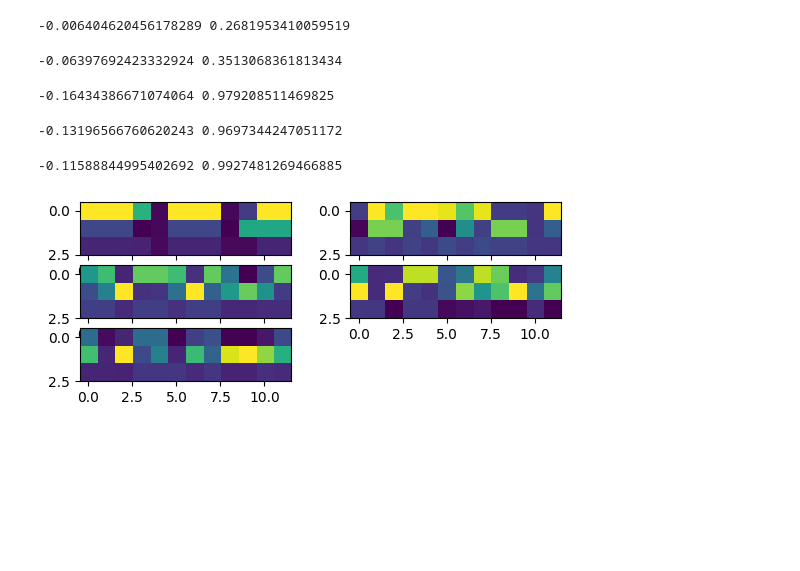
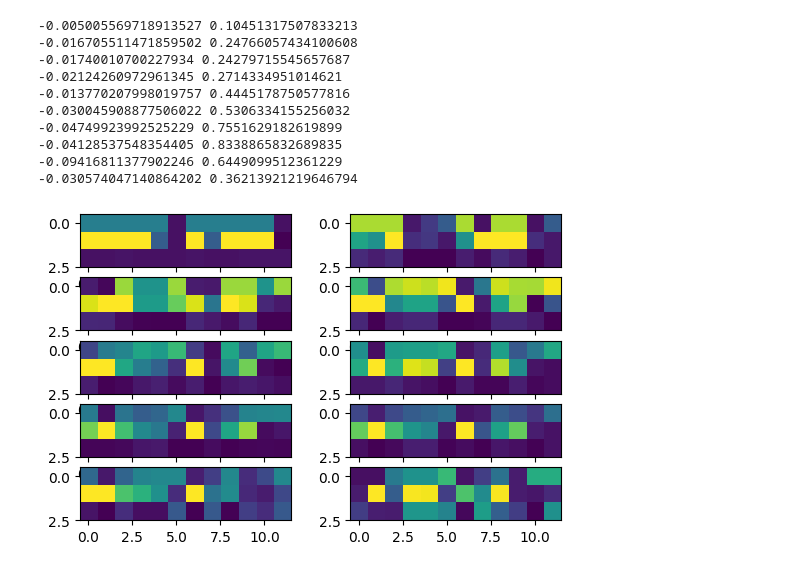
Before and after one commit to Ahmadar91/Master-sThesis, a Jupyter notebook: Attention.ipynb, the cells around one changed output. Saved outputs shown, nothing was run; the diff lists cells and outputs as text; code cells hidden in the pictures; blank space fills up the shorter version.

```diff
--- a/Attention.ipynb
+++ b/Attention.ipynb
@@ -359,7 +516,8 @@ def generateTrainData(num_samples, params):
         label_value_B = params["value_2"] if mapped_value_B == 1 else params["value_1"]
         label_value_C = params["value_2"] if result == 1 else params["value_1"]
 
-        label_arr = [mapped_value_A, mapped_value_B, result]  # Label array with value_A, value_B, and result
+        #label_arr = [mapped_value_A, mapped_value_B, result]  # Label array with value_A, value_B, and result
+        label_arr = [label_value_A, label_value_B, label_value_C]  # Label array with value_A, value_B, and result
 
         combined_array = np.vstack([array_A, array_B, array_C]).T
         s.append(combined_array)
@@ -700,7 +916,7 @@ def getOutTaH(model,dataSet):
         if len(numpy.unique(a))==1:
             who=numpy.random.randint(len(a))
             a[who]=1-a[who]
-        kmeans = KMeans(n_clusters=clusterNr).fit(a)
+        kmeans = KMeans(n_clusters=clusterNr,n_init=10).fit(a)
         B[i]=kmeans.labels_
         #B[i]=1.0*(H[i]>numpy.median(H[i]))
 
@@ -756,22 +972,22 @@ def removalIntoMatrix(res,width,H):
     return numpy.array(M)
 # %%
 # Load the model
-model = torch.load("./Models/model_RNN_min_length_5 max_length_5 fill_0 value_1_-1 value_2_1.model")
+model = torch.load("./Models/model_RNN_min_length_10 max_length_10 fill_0 value_1_-1 value_2_1.model")
 model.eval()  # Set the model to evaluation mode
 
 params = {
-            'min_length': 5,
-            'max_length': 5,
+            'min_length': 10,
+            'max_length': 10,
             'fill': 0,
             'value_1': -1,
             'value_2': 1
         }
 
 # Run the analysis
-for i in range(5):
+for i in range(10):
     s, t = generateTrainData(100, params)  # Use your generateTrainData function
     # Visualize the results
-    S,H=shrinkingDecompositionInformation(model,12,s,t.transpose(),whichTS=i,dsLength=5)
+    S,H=shrinkingDecompositionInformation(model,12,s,t.transpose(),whichTS=i,dsLength=10)
     subplot(6,2,i+1)
     M=removalIntoMatrix(S,12,H)
     imshow(M)
@@ -786,29 +1007,34 @@ for i in range(5):
 # %%
 # Load the model
-model = torch.load("./Models/model_NetRNNWithAttention_min_length_5 max_length_5 fill_0 value_1_-1 value_2_1.model")
+model = torch.load("./Models/model_NetRNNWithAttention_min_length_10 max_length_10 fill_0 value_1_-1 value_2_1.model")
 model.eval()  # Set the model to evaluation mode
 
 params = {
-            'min_length': 5,
-            'max_length': 5,
+            'min_length': 10,
+            'max_length': 10,
             'fill': 0,
             'value_1': -1,
             'value_2': 1
         }
 
 # Run the analysis
-for i in range(5):
+for i in range(10):
     s, t = generateTrainData(100, params)  # Use your generateTrainData function
     # Visualize the results
-    S,H=shrinkingDecompositionInformation(model,12,s,t.transpose(),whichTS=i,dsLength=5)
+    S,H=shrinkingDecompositionInformation(model,12,s,t.transpose(),whichTS=i,dsLength=10)
     subplot(6,2,i+1)
     M=removalIntoMatrix(S,12,H)
     imshow(M)
     print(M.min(),M.max())
 # %% [output]
--0.006404620456178289 0.2681953410059519
+-0.005005569718913527 0.10451317507833213
+-0.016705511471859502 0.24766057434100608
+-0.01740010700227934 0.24279715545657687
+-0.02124260972961345 0.2714334951014621
+-0.013770207998019757 0.4445178750577816
+-0.030045908877506022 0.5306334155256032
+-0.04749923992525229 0.7551629182619899
+-0.04128537548354405 0.8338865832689835
+-0.09416811377902246 0.6449099512361229
+-0.030574047140864202 0.36213921219646794
--0.06397692423332924 0.3513068361813434
--0.16434386671074064 0.979208511469825
--0.13196566760620243 0.9697344247051172
--0.11588844995402692 0.9927481269466885
-[figure, old version]
+[figure, new version]
```
Also changed, not shown: parts of 21 cells of this notebook, 51 other files.
